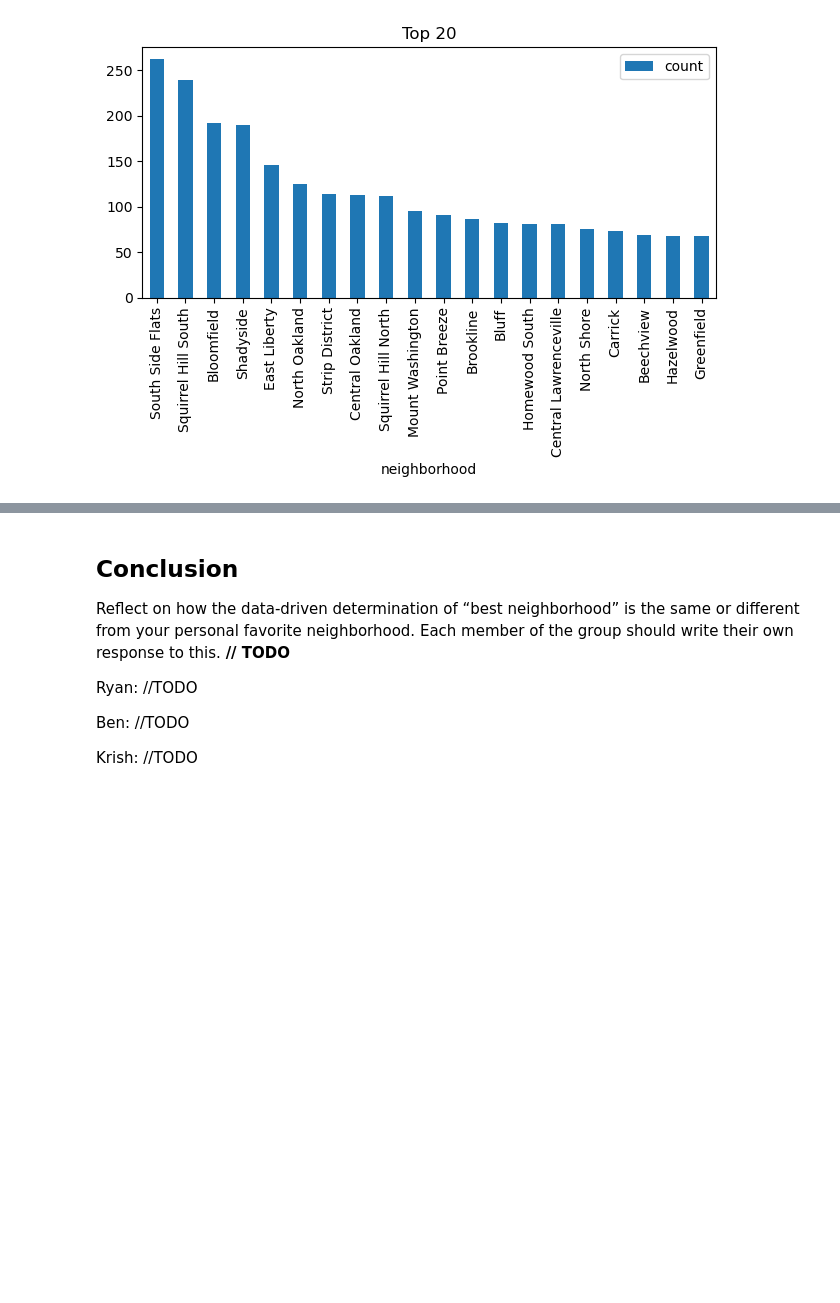
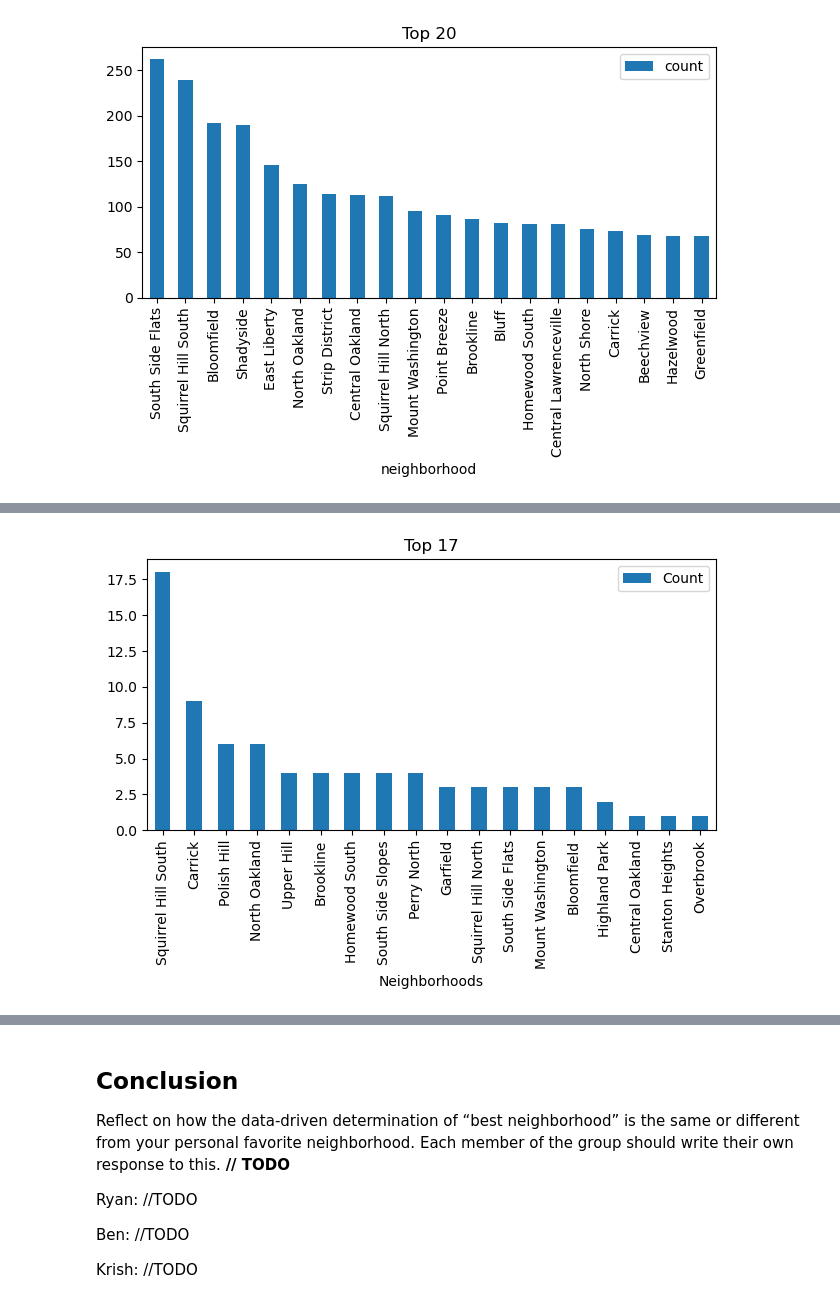
Before and after one commit to Revanik/Best-Neighbourhoods-Big-Ideas-Final, a Jupyter notebook: Complete.ipynb, the cells around one changed output, grey strips where cells are left out. Drawn from its saved outputs; the diff is of its cells as text; code cells hidden in the pictures; blank space fills up the shorter version.

```diff
--- a/Complete.ipynb
+++ b/Complete.ipynb
@@ -85,4 +85,5 @@ plt.show()
 
 ![](Images/SpeedBumps.png)
 # %%
-##CODE FOR SUBMETRIC 2 //TODO
+speedHumps = pd.read_csv("CSV-Files/SpeedHumps.csv")
+speedHumps.head()
@@ -88,0 +97,4 @@ plt.show()
+# %%
+newHumps = pd.DataFrame(speedHumps['neighborhood'].value_counts().reset_index())
+newHumps = newHumps.rename(columns = {'neighborhood':'Neighborhoods','count':'Count'})
+newHumps
@@ -89,3 +119,9 @@ plt.show()
+# %%
+newHumps.plot(kind='bar',x='Neighborhoods',y='Count',title = 'Top 17')
+
+plt.tight_layout()
+# %% [output]
+[figure, added]
 # %% [markdown]
 ## Traffic Signs
 
```
Also changed, not shown: parts of 5 cells of this notebook, 3 other files.
